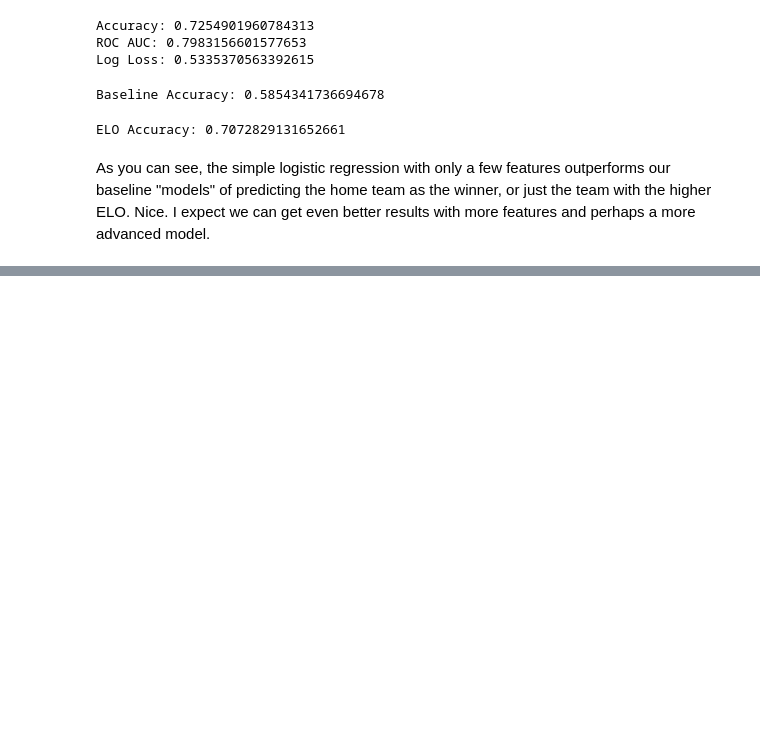
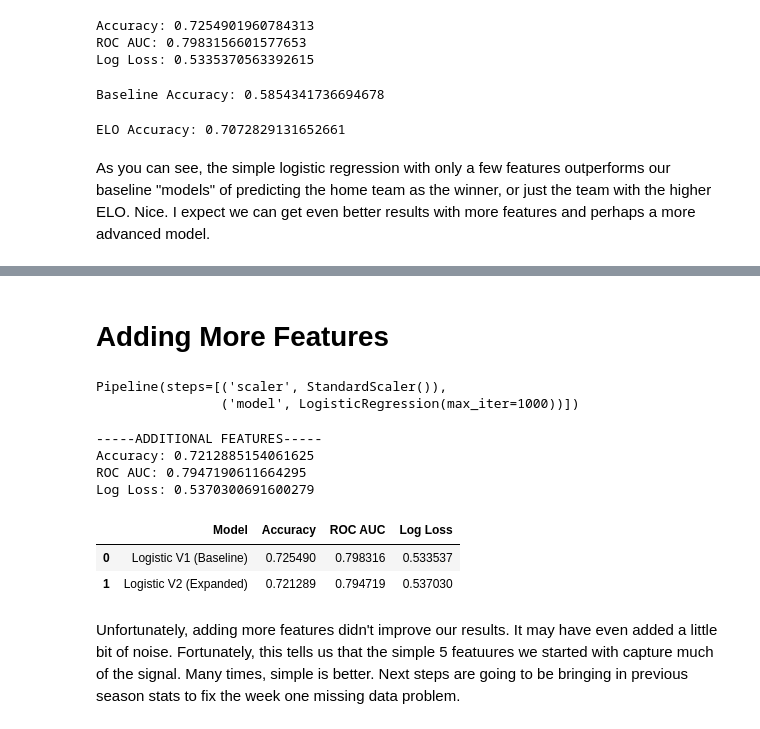
Before and after one commit to thjquinn/cfbd-data-pipeline, a Jupyter notebook: notebooks/baseline_model.ipynb, the cells around one changed output, grey strips where cells are left out. Saved outputs shown, nothing was run; the diff lists cells and outputs as text; code cells hidden in the pictures; blank space fills up the shorter version.

```diff
--- a/notebooks/baseline_model.ipynb
+++ b/notebooks/baseline_model.ipynb
@@ -242,0 +240,2 @@ As you can see, the simple logistic regression with only a few features outperfo
+# %% [markdown]
+# Adding More Features
@@ -242,0 +277,42 @@ As you can see, the simple logistic regression with only a few features outperfo
+# %%
+from sklearn.pipeline import Pipeline
+from sklearn.preprocessing import StandardScaler
+
+model_v2 = Pipeline([
+    ("scaler",StandardScaler()),
+    ("model",LogisticRegression(max_iter=1000))
+])
+
+model_v2.fit(X_train,y_train)
+# %% [output]
+Pipeline(steps=[('scaler', StandardScaler()),
+                ('model', LogisticRegression(max_iter=1000))])
+# %%
+pred = model_v2.predict(X_valid)
+pred_prob = model_v2.predict_proba(X_valid)[:,1]
+
+print("-----ADDITIONAL FEATURES-----")
+
+print("Accuracy:",accuracy_score(y_valid, pred))
+
+print("ROC AUC:",roc_auc_score(y_valid,pred_prob))
+
+print("Log Loss:",log_loss(y_valid,pred_prob))
+# %% [output]
+-----ADDITIONAL FEATURES-----
+Accuracy: 0.7212885154061625
+ROC AUC: 0.7947190611664295
+Log Loss: 0.5370300691600279
+# %%
+results = pd.DataFrame({"Model": ["Logistic V1 (Baseline)","Logistic V2 (Expanded)"],
+                        "Accuracy": [0.7254901960784313,0.7212885154061625],
+                        "ROC AUC": [0.7983156601577653,0.7947190611664295],
+                        "Log Loss": [0.5335370563392615,0.5370300691600279]})
+
+results
+# %% [output]
+|  | Model | Accuracy | ROC AUC | Log Loss |
+| 0 | Logistic V1 (Baseline) | 0.725490 | 0.798316 | 0.533537 |
+| 1 | Logistic V2 (Expanded) | 0.721289 | 0.794719 | 0.537030 |
+# %% [markdown]
+Unfortunately, adding more features didn't improve our results. It may have even added a little bit of noise. Fortunately, this tells us that the simple 5 featuures we started with capture much of the signal. Many times, simple is better. Next steps are going to be bringing in previous season stats to fix the week one missing data problem.
```
Also changed, not shown: parts of 3 cells of this notebook.
